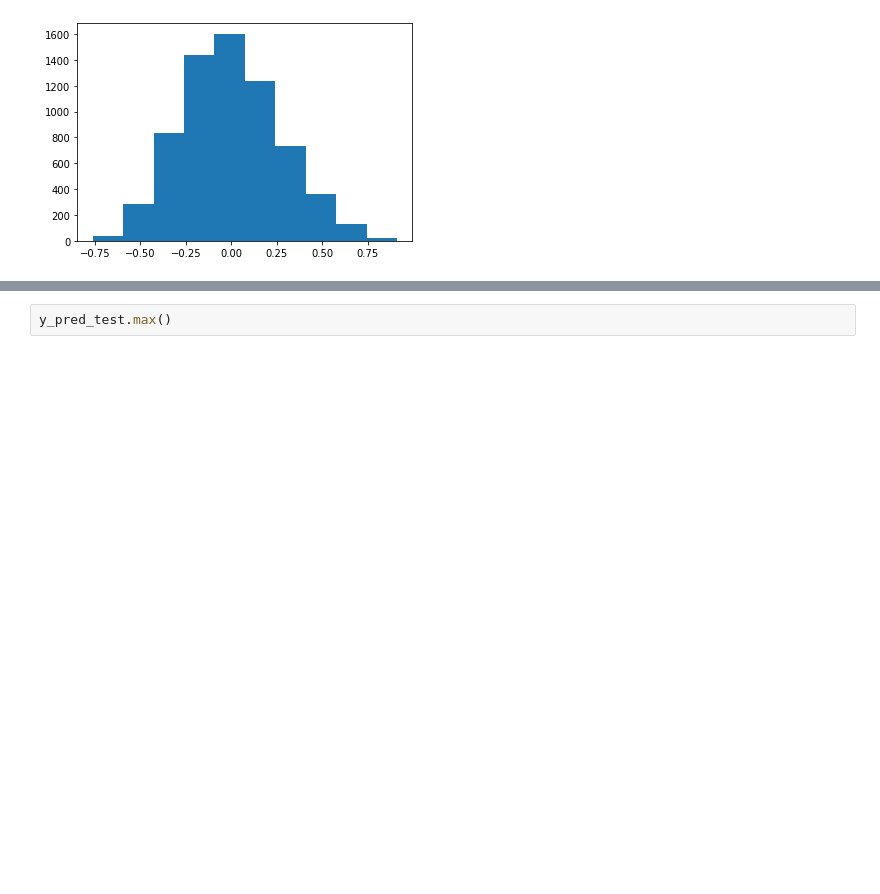
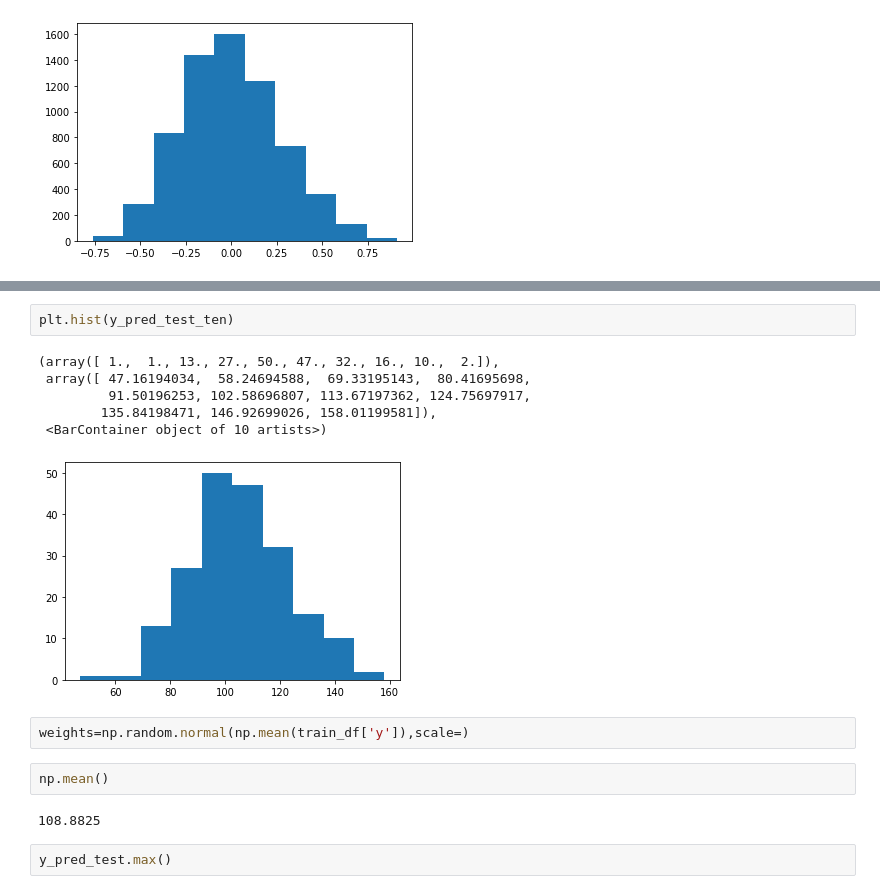
Before and after one commit to nicolac1999/SL_hacka, a Jupyter notebook: crazy_preprocessing_original.ipynb, the cells around one changed output, grey strips where cells are left out. Drawn from its saved outputs; the diff is of its cells as text; blank space fills up the shorter version.

```diff
--- a/crazy_preprocessing_original.ipynb
+++ b/crazy_preprocessing_original.ipynb
@@ -619,6 +446,21 @@ plt.hist(y_pred_test)
         115.61439409, 119.52597248, 123.43755087]),
  <BarContainer object of 10 artists>)
 [figure]
+# %%
+plt.hist(y_pred_test_ten)
+# %% [output]
+(array([ 1.,  1., 13., 27., 50., 47., 32., 16., 10.,  2.]),
+ array([ 47.16194034,  58.24694588,  69.33195143,  80.41695698,
+         91.50196253, 102.58696807, 113.67197362, 124.75697917,
+        135.84198471, 146.92699026, 158.01199581]),
+ <BarContainer object of 10 artists>)
+[figure, added]
+# %%
+weights=np.random.normal(np.mean(train_df['y']),scale=)
+# %%
+np.mean()
+# %% [output]
+108.8825
 # %%
 y_pred_test.max()
 # %% [output]
```
Also changed, not shown: parts of 39 cells of this notebook, 2 other files.
